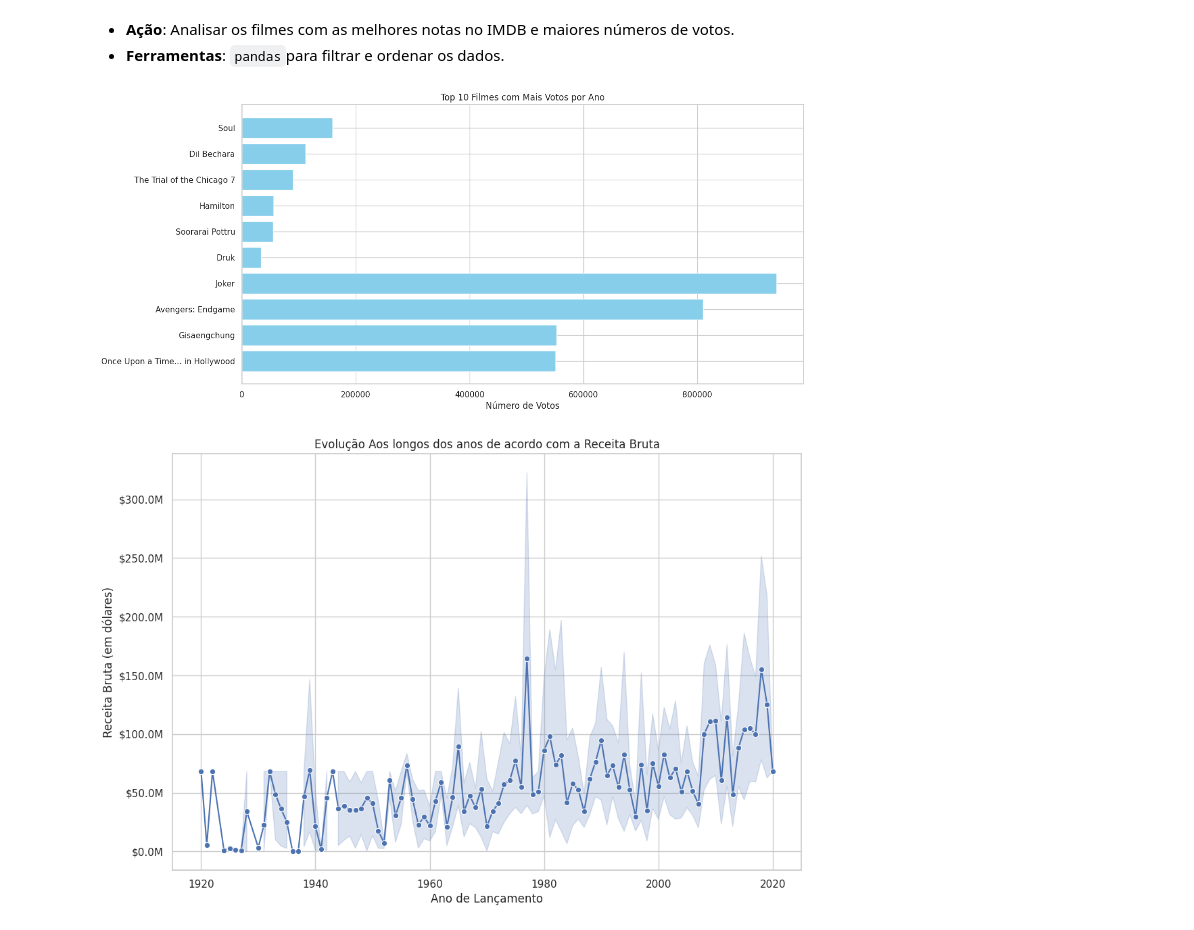
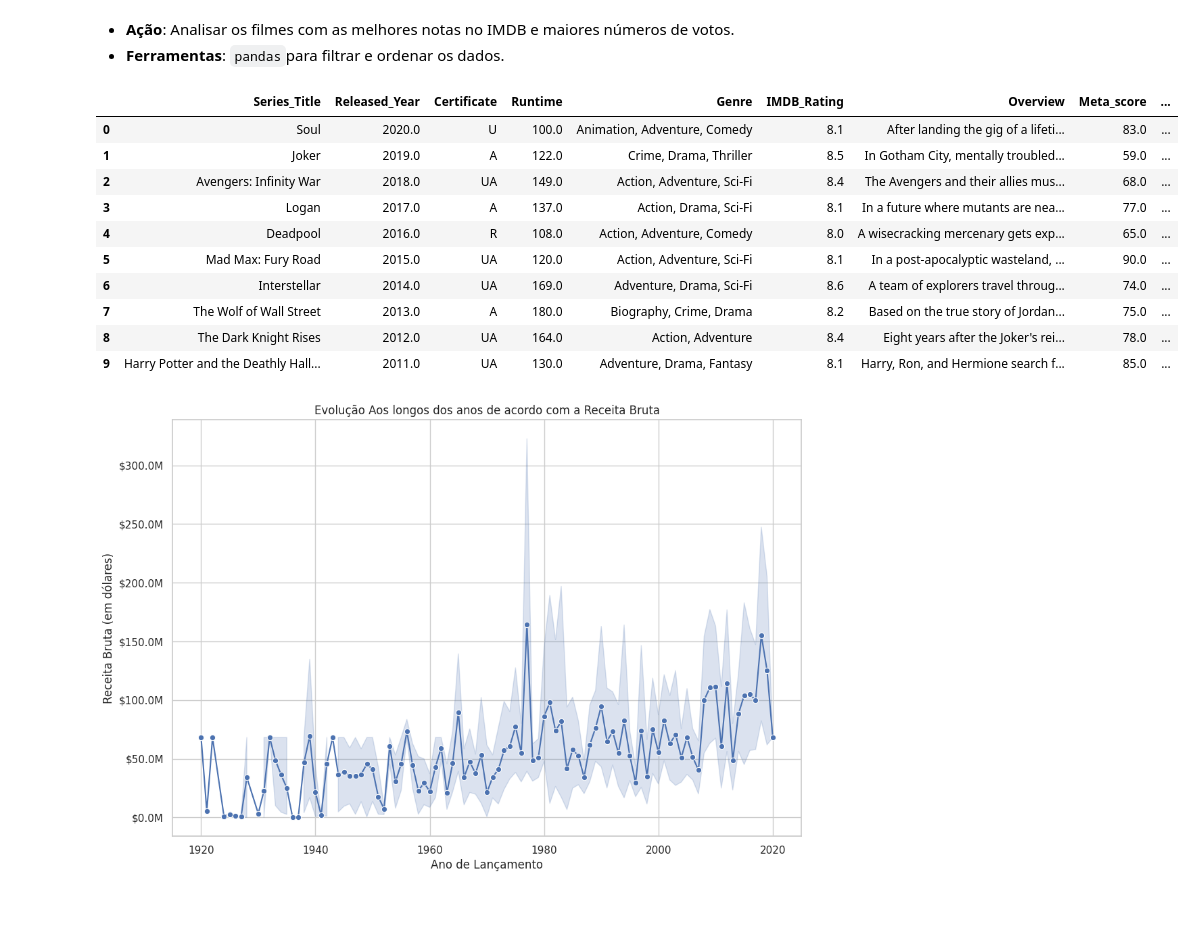
Before and after one commit to andriel300/LH_CD_ANDRIELJOSEDASILVA, a Jupyter notebook: modelagem.ipynb, the cells around one changed output. Saved outputs shown, nothing was run; the diff lists cells and outputs as text; code cells hidden in the pictures.

```diff
--- a/modelagem.ipynb
+++ b/modelagem.ipynb
@@ -340,33 +320,34 @@ Certificados mais Repetitidos
 * **Ação**: Analisar os filmes com as melhores notas no IMDB e maiores números de votos.
 * **Ferramentas**: `pandas`para filtrar e ordenar os dados.
 # %%
-# Mostrar os 10 melhores filmes avaliados por votos
-
+# Mostrar os 10 melhores filmes avaliados por votos à cada ano
+# melhores filmes avaliados por votos à cada ano
 data = df.sort_values(by="Released_Year", ascending=False)
 melhores_filmes_avaliados = pd.DataFrame(columns=data.columns)
 
 for year in data["Released_Year"].unique():
-    if year not in [2025, 2024, 2023]: # Ajuste de anos futuros
+    if year not in [2025, 2024, 2023]:
         df_year = data[data["Released_Year"] == year]
         if not df_year.empty:
             df_year_sorted = df_year.sort_values(by="No_of_Votes", ascending=False)
-            melhores_filmes_avaliado = df_year_sorted.iloc[:10] # Seleciona os 10 melhores
+            melhores_filmes_avaliado = df_year_sorted.iloc[0]
             melhores_filmes_avaliados = pd.concat(
-                [melhores_filmes_avaliados, melhores_filmes_avaliado],
+                [melhores_filmes_avaliados, melhores_filmes_avaliado.to_frame().T],
                 ignore_index=True,
             )
-
-# Visualização dos 10 melhores filmes avaliados por votos
-top_10_filmes = melhores_filmes_avaliados.head(10)
-
-plt.figure(figsize=(14, 7))
-plt.barh(top_10_filmes['Series_Title'], top_10_filmes['No_of_Votes'], color='skyblue')
-plt.xlabel('Número de Votos')
-plt.title('Top 10 Filmes com Mais Votos por Ano')
-plt.gca().invert_yaxis() # Inverter o eixo y para mostrar o filme com mais votos no topo
-plt.show()
+melhores_filmes_avaliados.head(10)
 # %% [output]
-[figure, removed]
+|  | Series_Title | Released_Year | Certificate | Runtime | Genre | IMDB_Rating | Overview | Meta_score | ... |
+| 0 | Soul | 2020.0 | U | 100.0 | Animation, Adventure, Comedy | 8.1 | After landing the gig of a lifeti... | 83.0 | ... |
+| 1 | Joker | 2019.0 | A | 122.0 | Crime, Drama, Thriller | 8.5 | In Gotham City, mentally troubled... | 59.0 | ... |
+| 2 | Avengers: Infinity War | 2018.0 | UA | 149.0 | Action, Adventure, Sci-Fi | 8.4 | The Avengers and their allies mus... | 68.0 | ... |
+| 3 | Logan | 2017.0 | A | 137.0 | Action, Drama, Sci-Fi | 8.1 | In a future where mutants are nea... | 77.0 | ... |
+| 4 | Deadpool | 2016.0 | R | 108.0 | Action, Adventure, Comedy | 8.0 | A wisecracking mercenary gets exp... | 65.0 | ... |
+| 5 | Mad Max: Fury Road | 2015.0 | UA | 120.0 | Action, Adventure, Sci-Fi | 8.1 | In a post-apocalyptic wasteland, ... | 90.0 | ... |
+| 6 | Interstellar | 2014.0 | UA | 169.0 | Adventure, Drama, Sci-Fi | 8.6 | A team of explorers travel throug... | 74.0 | ... |
+| 7 | The Wolf of Wall Street | 2013.0 | A | 180.0 | Biography, Crime, Drama | 8.2 | Based on the true story of Jordan... | 75.0 | ... |
+| 8 | The Dark Knight Rises | 2012.0 | UA | 164.0 | Action, Adventure | 8.4 | Eight years after the Joker's rei... | 78.0 | ... |
+| 9 | Harry Potter and the Deathly Hall... | 2011.0 | UA | 130.0 | Adventure, Drama, Fantasy | 8.1 | Harry, Ron, and Hermione search f... | 85.0 | ... |
 # %%
 # Análise Temporal de Bilheteria ao longo dos anos
 from matplotlib.ticker import FuncFormatter
```
Also changed, not shown: parts of 11 cells of this notebook.
